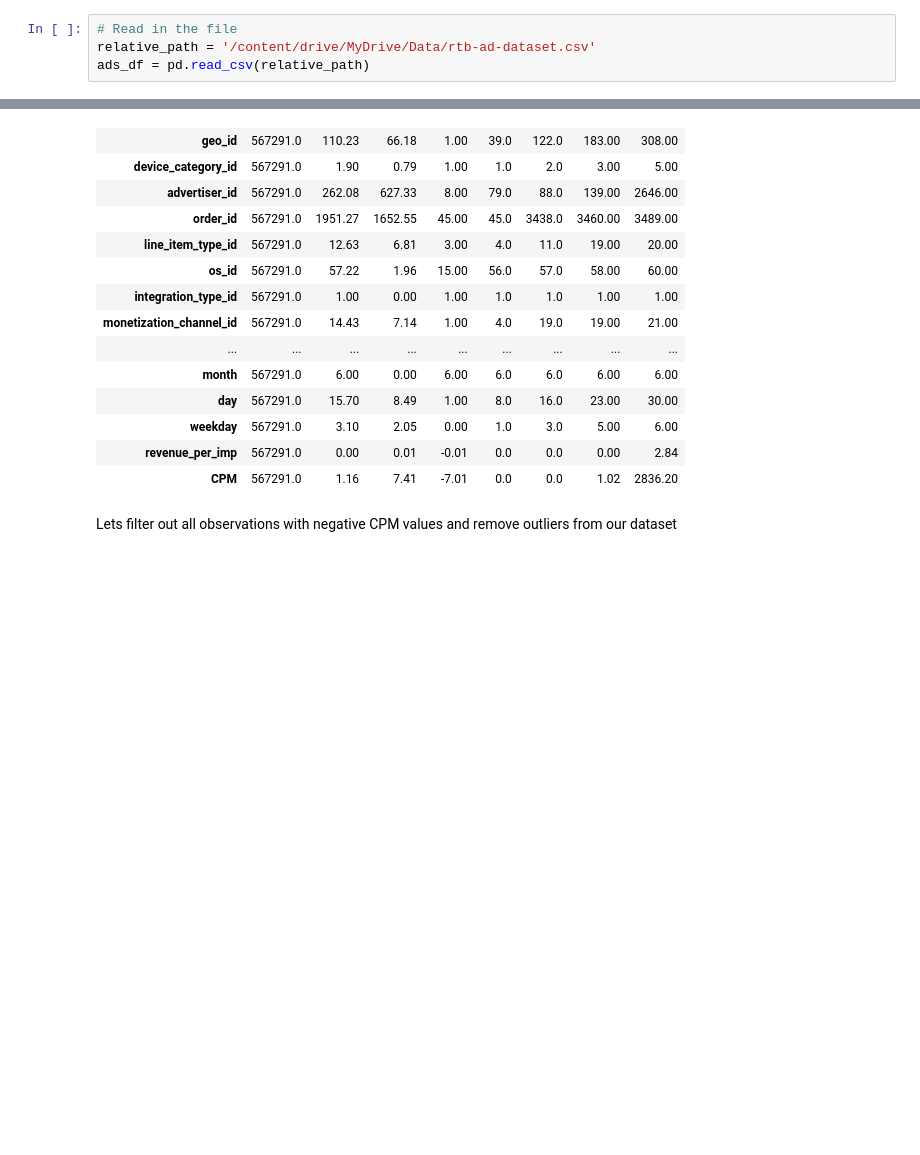
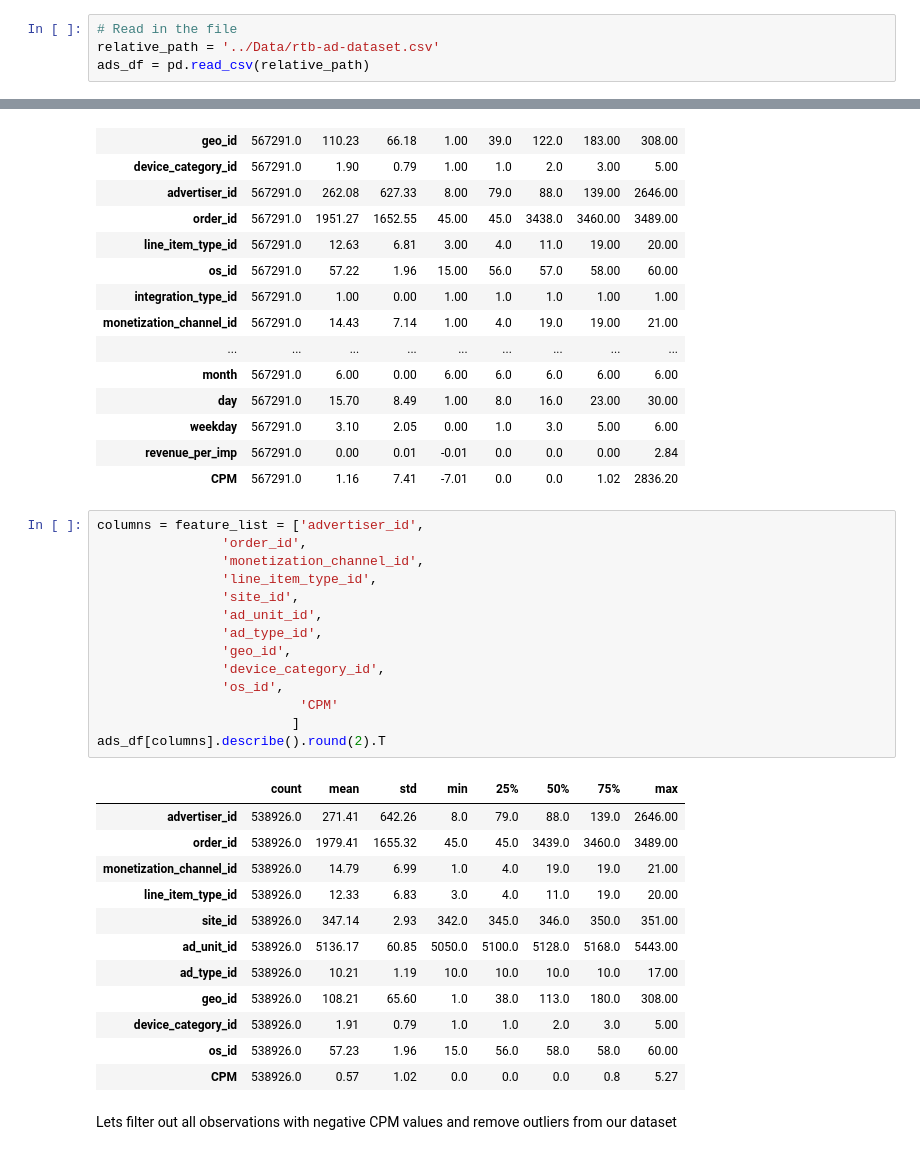
Before and after one commit to ericttran3/rtb-price-predictor-app, a Jupyter notebook: ipynb/Real_time_Ad_Bidding_Price_Predictor_Models_V3_Inclass.ipynb, the cells around one changed output, grey strips where cells are left out. Saved outputs shown, nothing was run; the diff lists cells and outputs as text; blank space fills up the shorter version.

```diff
--- a/ipynb/Real_time_Ad_Bidding_Price_Predictor_Models_V3_Inclass.ipynb
+++ b/ipynb/Real_time_Ad_Bidding_Price_Predictor_Models_V3_Inclass.ipynb
@@ -94,6 +85,6 @@ Mounted at /content/drive
 # %%
 # Read in the file
-relative_path = '/content/drive/MyDrive/Data/rtb-ad-dataset.csv'
+relative_path = '../Data/rtb-ad-dataset.csv'
 ads_df = pd.read_csv(relative_path)
 # %% [markdown]
 ### Examine the Data
@@ -199,6 +212,33 @@ ads_df.describe().round(2).T
 | weekday | 567291.0 | 3.10 | 2.05 | 0.00 | 1.0 | 3.0 | 5.00 | 6.00 |
 | revenue_per_imp | 567291.0 | 0.00 | 0.01 | -0.01 | 0.0 | 0.0 | 0.00 | 2.84 |
 | CPM | 567291.0 | 1.16 | 7.41 | -7.01 | 0.0 | 0.0 | 1.02 | 2836.20 |
+# %%
+columns = feature_list = ['advertiser_id',
+                'order_id',
+                'monetization_channel_id',
+                'line_item_type_id',
+                'site_id',
+                'ad_unit_id',
+                'ad_type_id',
+                'geo_id',
+                'device_category_id',
+                'os_id',
+                          'CPM'
+                         ]
+ads_df[columns].describe().round(2).T
+# %% [output]
+|  | count | mean | std | min | 25% | 50% | 75% | max |
+| advertiser_id | 538926.0 | 271.41 | 642.26 | 8.0 | 79.0 | 88.0 | 139.0 | 2646.00 |
+| order_id | 538926.0 | 1979.41 | 1655.32 | 45.0 | 45.0 | 3439.0 | 3460.0 | 3489.00 |
+| monetization_channel_id | 538926.0 | 14.79 | 6.99 | 1.0 | 4.0 | 19.0 | 19.0 | 21.00 |
+| line_item_type_id | 538926.0 | 12.33 | 6.83 | 3.0 | 4.0 | 11.0 | 19.0 | 20.00 |
+| site_id | 538926.0 | 347.14 | 2.93 | 342.0 | 345.0 | 346.0 | 350.0 | 351.00 |
+| ad_unit_id | 538926.0 | 5136.17 | 60.85 | 5050.0 | 5100.0 | 5128.0 | 5168.0 | 5443.00 |
+| ad_type_id | 538926.0 | 10.21 | 1.19 | 10.0 | 10.0 | 10.0 | 10.0 | 17.00 |
+| geo_id | 538926.0 | 108.21 | 65.60 | 1.0 | 38.0 | 113.0 | 180.0 | 308.00 |
+| device_category_id | 538926.0 | 1.91 | 0.79 | 1.0 | 1.0 | 2.0 | 3.0 | 5.00 |
+| os_id | 538926.0 | 57.23 | 1.96 | 15.0 | 56.0 | 58.0 | 58.0 | 60.00 |
+| CPM | 538926.0 | 0.57 | 1.02 | 0.0 | 0.0 | 0.0 | 0.8 | 5.27 |
 # %% [markdown]
 Lets filter out all observations with negative CPM values and remove outliers from our dataset
 # %%
```
Also changed, not shown: parts of 39 cells of this notebook, 3 other files.
